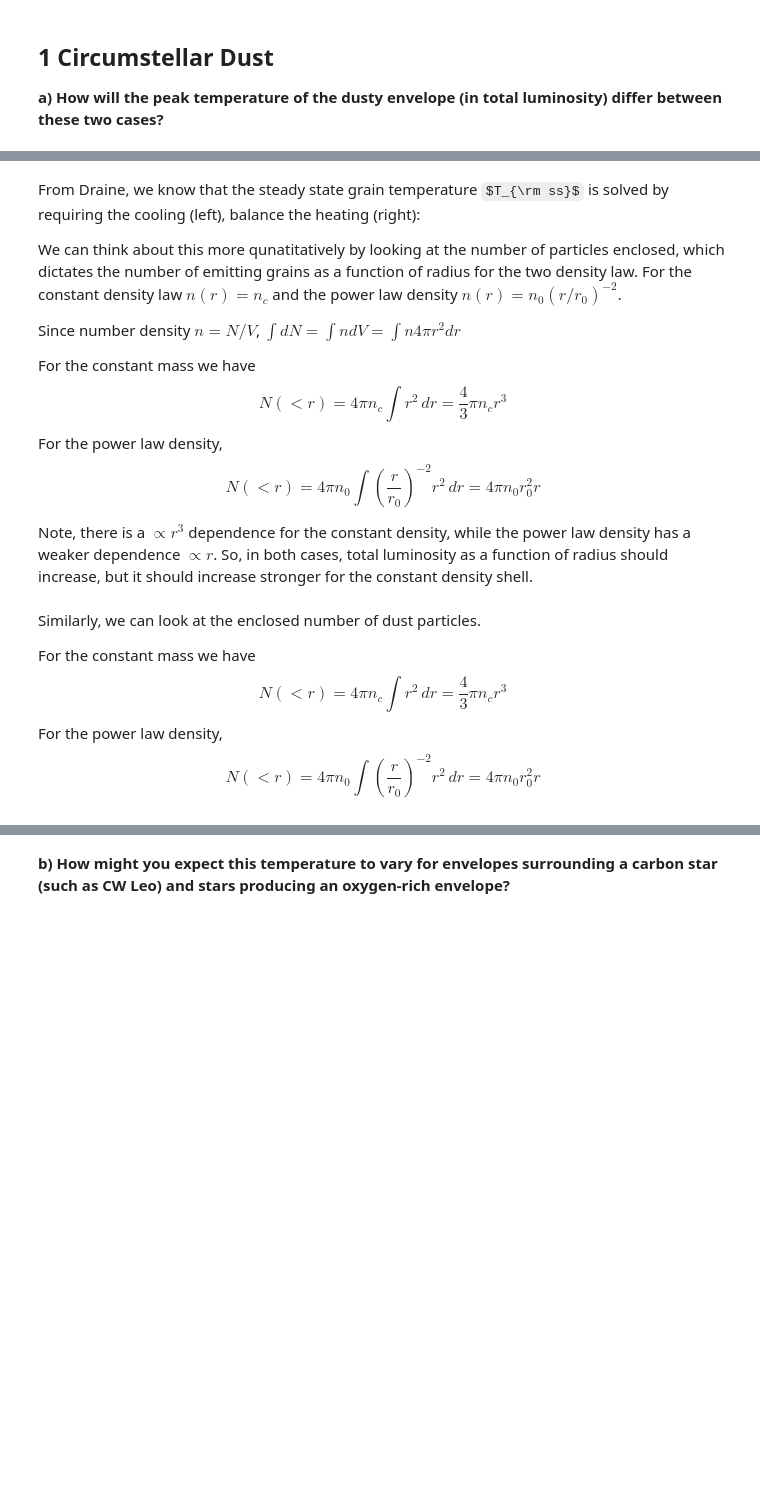
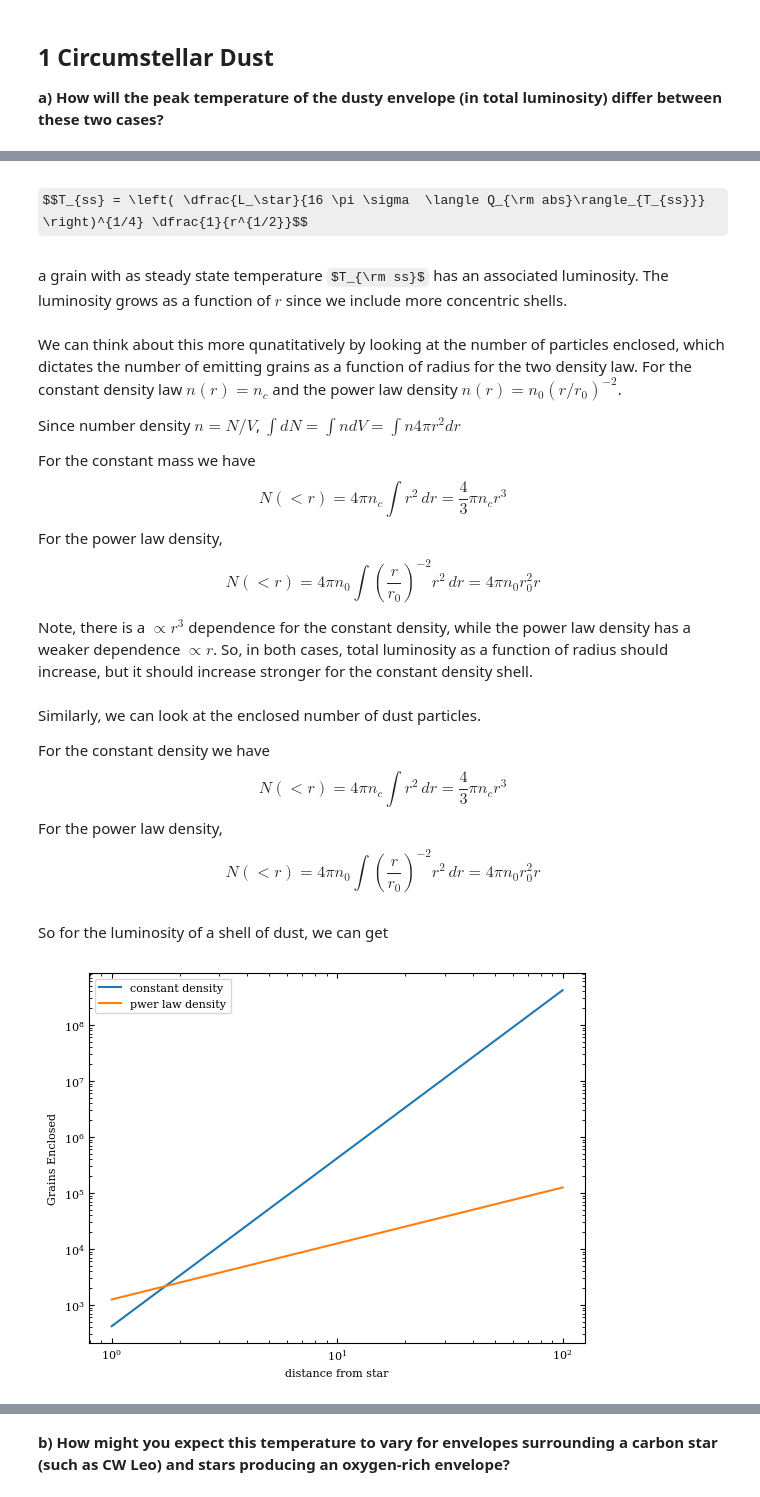
Before and after one commit to fred144/ISM-IGM, a Jupyter notebook: PSET2/G6002y_2024_PS2-PDR-Dark-Cloudy.ipynb, the cells around one changed output, grey strips where cells are left out. Drawn from its saved outputs; the diff is of its cells as text; code cells hidden in the pictures; some formulas as TeX source; blank space fills up the shorter version.

```diff
--- a/PSET2/G6002y_2024_PS2-PDR-Dark-Cloudy.ipynb
+++ b/PSET2/G6002y_2024_PS2-PDR-Dark-Cloudy.ipynb
@@ -14,8 +28,8 @@ between these two cases?__
+# %% [markdown]
+$$T_{ss} = \left( \dfrac{L_\star}{16 \pi \sigma  \langle Q_{\rm abs}\rangle_{T_{ss}}} \right)^{1/4} \dfrac{1}{r^{1/2}}$$
+# %% [markdown]
+a grain with as steady state temperature $T_{\rm ss}$ has an associated luminosity. The luminosity grows as a function of $r$ since we include more concentric shells.
 # %% [markdown]
-From Draine, we know that the steady state grain temperature $T_{\rm ss}$ is solved by requiring the cooling (left), balance the heating (right):
-
-
-
 We can think about this more qunatitatively by looking at the number of particles enclosed, which dictates the number of emitting grains  as a function of radius for the two density law. For the constant density law $n(r) = n_c$ and the power law density $n(r) = n_0 (r / r_0)^{-2}$.
 
 Since number density $n = N/V$, $\int dN =\int n dV = \int n  4 \pi r^2 dr $
@@ -29,7 +43,35 @@ Note, there is a $\propto r^3$ dependence for the constant density, while the po
 # %% [markdown]
 Similarly, we can look at the enclosed number of dust particles.
 
-For the constant mass we have
+For the constant density we have
 $$ N(< r) = 4 \pi n_c \int r^2 \, dr = \dfrac{4}{3} \pi n_c r^3$$
 For the power law density,
 $$ N(< r) = 4 \pi n_0 \int \left( \dfrac{r}{r_0}\right)^{-2} r^2 \, dr =  4\pi n_0 r_0^2 r $$
+# %% [markdown]
+So for the luminosity of a shell of dust, we can get
+# %%
+import matplotlib.pyplot as plt
+import numpy as np
+
+def constant(r, n=100):
+    return (4/3) * np.pi * 100 * r**3
+
+def pwrlaw(r, r_0, n_0=100):
+    return 4 * np.pi *n_0 * r_0**2 *r
+
+r_min = 1
+r_max = 100
+r = np.linspace(r_min, r_max, 100)
+
+plt.figure()
+plt.plot(r, constant(r), label = "constant density")
+plt.plot(r, pwrlaw(r, r_min), label = "pwer law density")
+
+plt.xlabel("distance from star")
+plt.ylabel("Grains Enclosed")
+plt.yscale("log")
+plt.xscale("log")
+plt.legend()
+plt.show()
+# %% [output]
+[figure, added]
```
Also changed, not shown: parts of 17 cells of this notebook.
